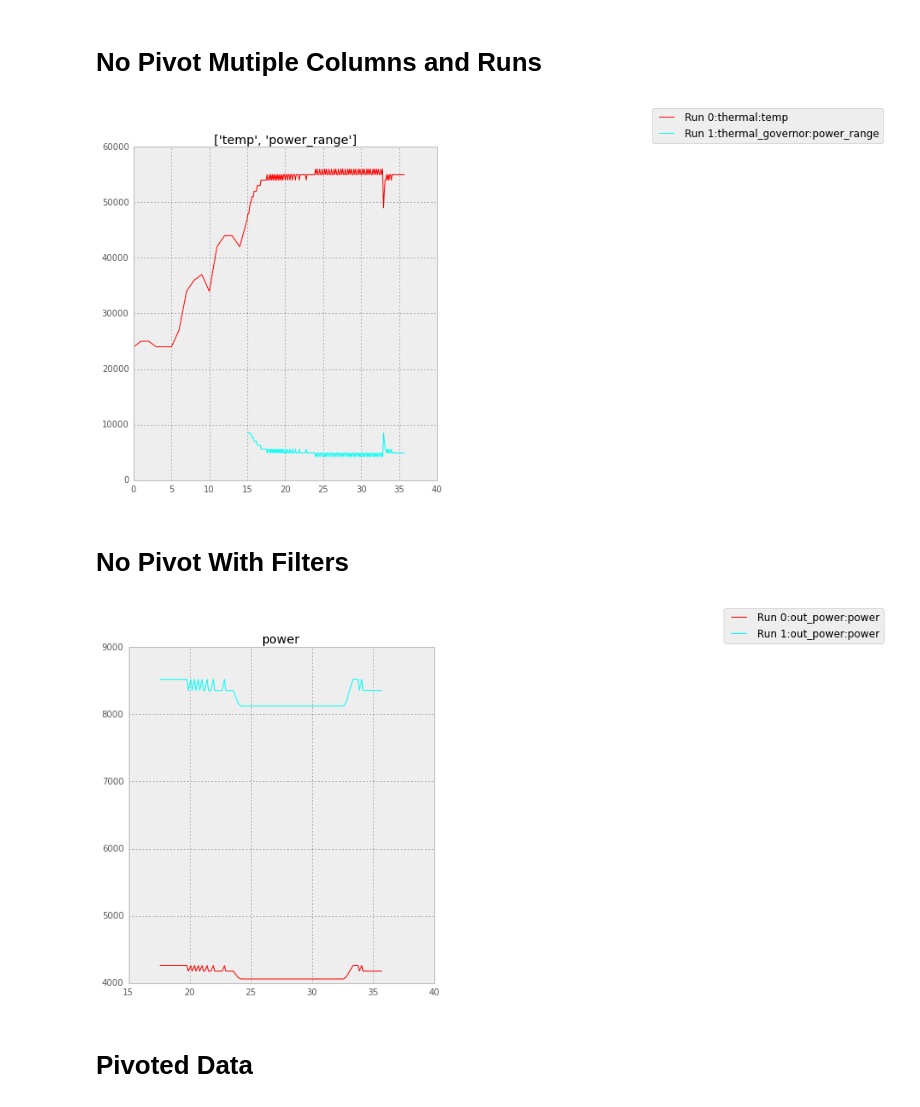
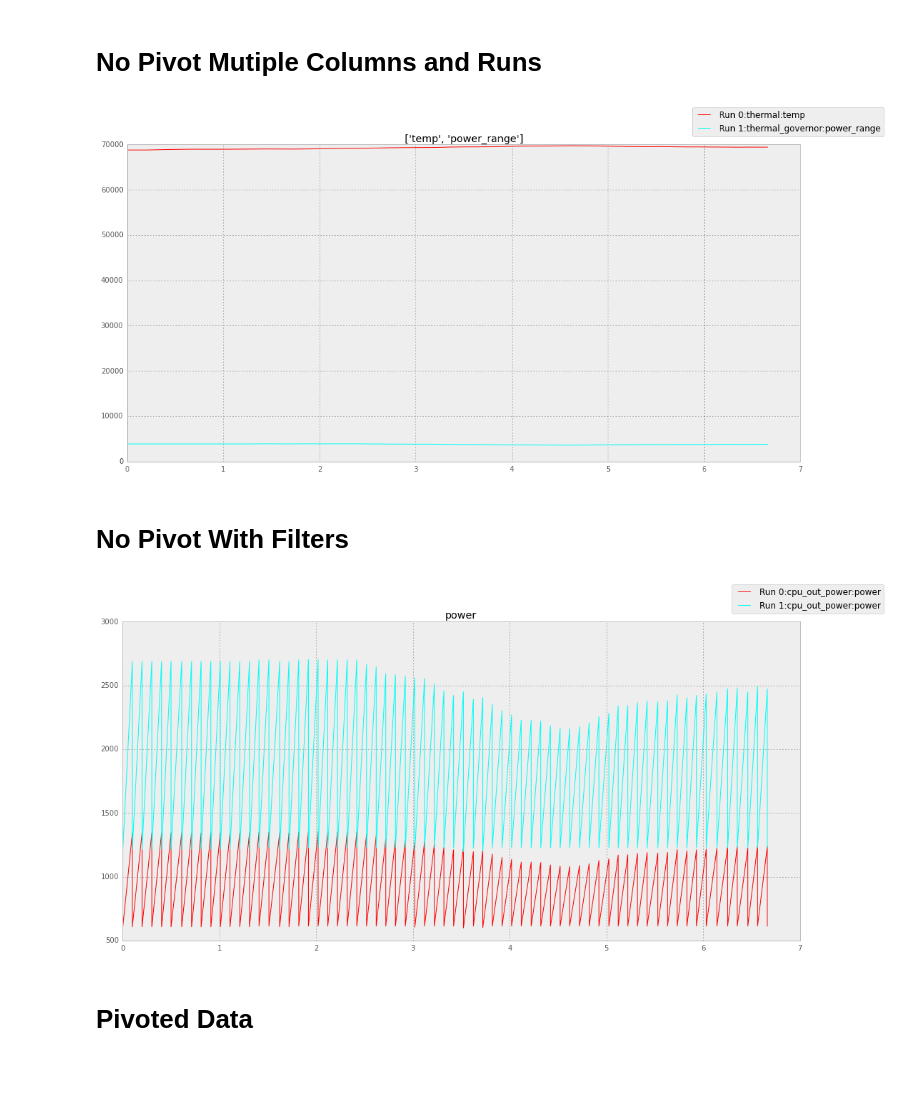
Before and after one commit to ARM-software/lisa, a Jupyter notebook: doc/Plotter.ipynb, the cells around one changed output. Cells and saved outputs as stored; diff of their text form; code cells hidden in the pictures; blank space fills up the shorter version.

```diff
--- a/doc/Plotter.ipynb
+++ b/doc/Plotter.ipynb
@@ -26,7 +26,7 @@ temp_thermal_location = setup_thermal()
 run1 = cr2.Run(temp_thermal_location)
 run2 = cr2.Run(temp_thermal_location)
 run2.thermal.data_frame["temp"] = run1.thermal.data_frame["temp"] * 2
-run2.out_power.data_frame["power"] = run1.out_power.data_frame["power"] * 2
+run2.cpu_out_power.data_frame["power"] = run1.cpu_out_power.data_frame["power"] * 2
 # %% [markdown]
 # No Pivot Simple
 # %%
@@ -53,18 +53,18 @@ run2.out_power.data_frame["power"] = run1.out_power.data_frame["power"] * 2
                                          "power_range"])
         l.view()
 # %% [output]
-[figure, old version]
+[figure, new version]
 # %% [markdown]
 # No Pivot With Filters
 # %%
         l = cr2.LinePlot([run1,
                                   run2],
-                                 [cr2.power.OutPower],
+                                 [cr2.cpu_power.CpuOutPower],
                                  column="power",
-                                 filters={"cdev_state": [1]})
+                                 filters={"cdev_state": [0]})
         l.view()
 # %% [output]
-[figure, old version]
+[figure, new version]
 # %% [markdown]
 # Pivoted Data
 # %%
```
Also changed, not shown: parts of 6 cells of this notebook, 7 other files.
